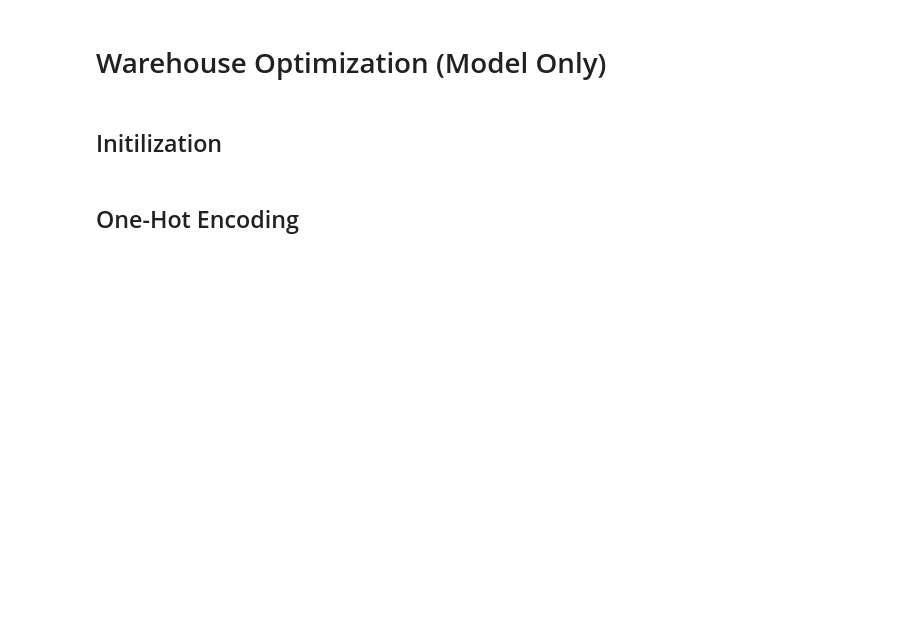
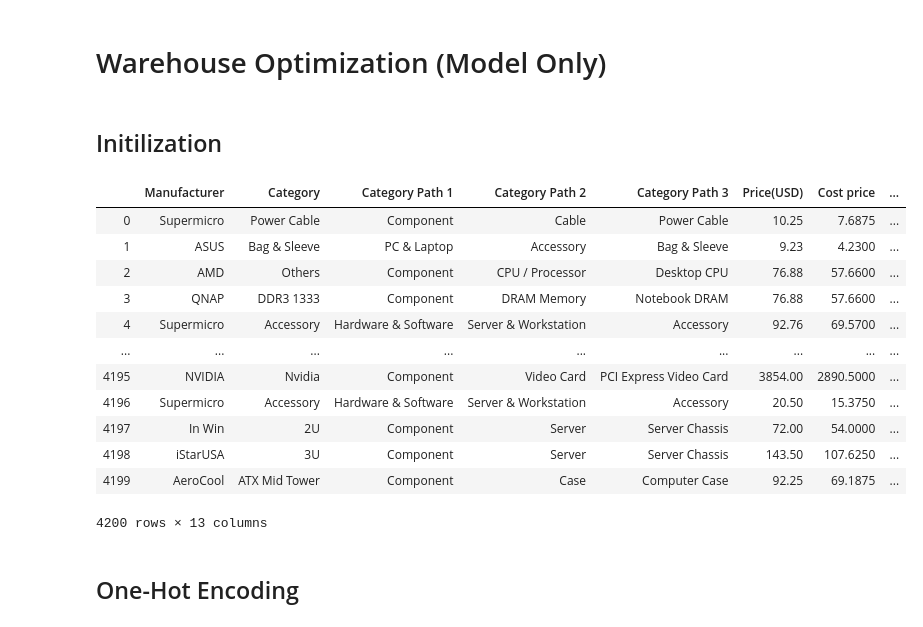
Before and after one commit to Shrikantsamarth/optimization-of-warehouses-by-implementation-of-machine-learning-methodologies, a Jupyter notebook: Thessis/Blowout Prediction (Model only).ipynb, the cells around one changed output. Drawn from its saved outputs; the diff is of its cells as text; code cells hidden in the pictures; blank space fills up the shorter version.

```diff
--- a/Thessis/Blowout Prediction (Model only).ipynb
+++ b/Thessis/Blowout Prediction (Model only).ipynb
@@ -5,11 +5,26 @@
 # %%
 import pandas as pd
 import pandas_profiling
 import numpy as np
 data = pd.read_csv('ML_datafile.csv')
 data.reset_index(drop=True, inplace=True)
 data = data.drop(['Item No', 'Manufacturer No', 'Product Name', 'Date', 'STOCK TYPE', 'In Stock', 'List No',
                  'UPC Code', 'SaleRate'], axis=1)
+data
+# %% [output]
+|  | Manufacturer | Category | Category Path 1 | Category Path 2 | Category Path 3 | Price(USD) | Cost price | ... |
+| 0 | Supermicro | Power Cable | Component | Cable | Power Cable | 10.25 | 7.6875 | ... |
+| 1 | ASUS | Bag & Sleeve | PC & Laptop | Accessory | Bag & Sleeve | 9.23 | 4.2300 | ... |
+| 2 | AMD | Others | Component | CPU / Processor | Desktop CPU | 76.88 | 57.6600 | ... |
+| 3 | QNAP | DDR3 1333 | Component | DRAM Memory | Notebook DRAM | 76.88 | 57.6600 | ... |
+| 4 | Supermicro | Accessory | Hardware & Software | Server & Workstation | Accessory | 92.76 | 69.5700 | ... |
+| ... | ... | ... | ... | ... | ... | ... | ... | ... |
+| 4195 | NVIDIA | Nvidia | Component | Video Card | PCI Express Video Card | 3854.00 | 2890.5000 | ... |
+| 4196 | Supermicro | Accessory | Hardware & Software | Server & Workstation | Accessory | 20.50 | 15.3750 | ... |
+| 4197 | In Win | 2U | Component | Server | Server Chassis | 72.00 | 54.0000 | ... |
+| 4198 | iStarUSA | 3U | Component | Server | Server Chassis | 143.50 | 107.6250 | ... |
+| 4199 | AeroCool | ATX Mid Tower | Component | Case | Computer Case | 92.25 | 69.1875 | ... |
+4200 rows × 13 columns
 # %%
 # limit to categorical data using df.select_dtypes()
 #nominal_data = data.drop(['Price(USD)', 'Cost price', 'Inventory', 'Shipping', 'Profit', 'weight(lb)', 'SaleRateNew'], axis=1)
```
Also changed, not shown: parts of 1 cell of this notebook.
